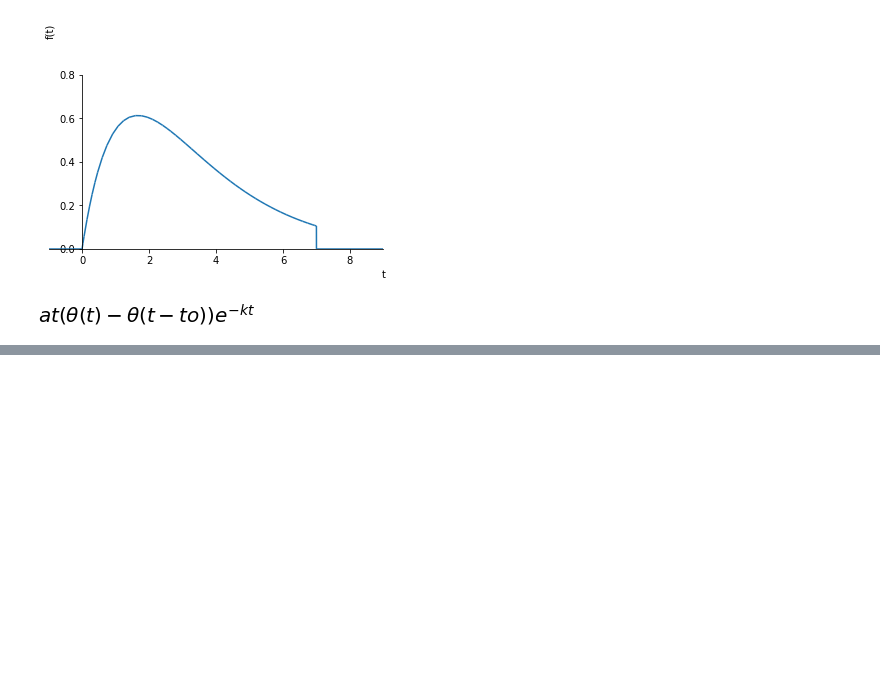
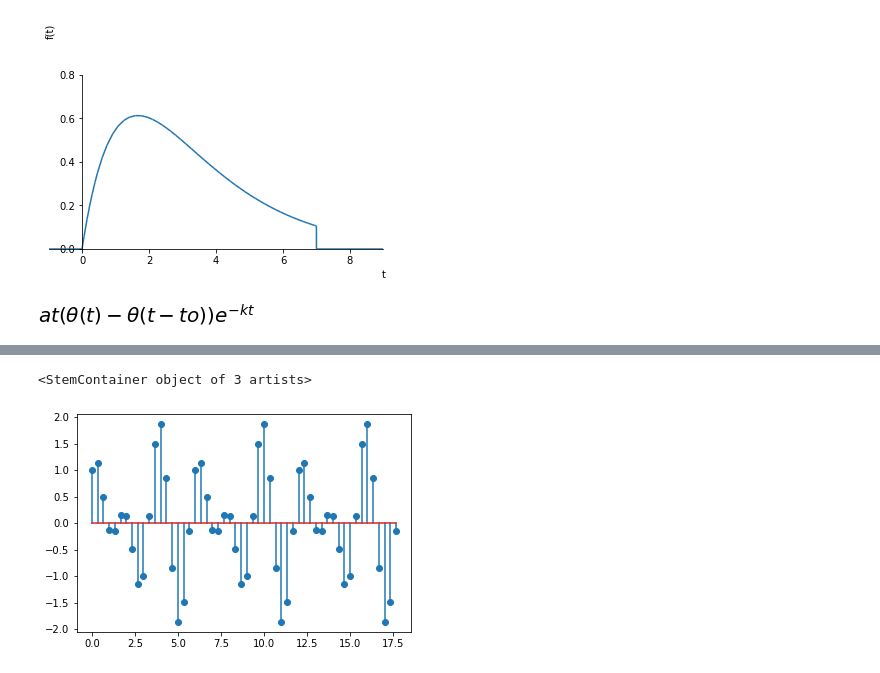
Before and after one commit to aguaranguay/se-ales, a Jupyter notebook: Taller1.ipynb, the cells around one changed output, grey strips where cells are left out. Drawn from its saved outputs; the diff is of its cells as text; code cells hidden in the pictures; blank space fills up the shorter version.

```diff
--- a/Taller1.ipynb
+++ b/Taller1.ipynb
@@ -456,0 +541,12 @@ The set_smart_bounds function was deprecated in Matplotlib 3.2 and will be remov
+# %%
+import numpy as np
+import matplotlib.pyplot as plt
+T = 6
+F = 1/T
+Fs= 2*F
+n = np.arange(0,3*T,Fs)
+f = np.cos(n*np.pi)+np.sin(2*n*np.pi/3)
+plt.stem(n,f)
+# %% [output]
+<StemContainer object of 3 artists>
+[figure, added]
```
Also changed, not shown: parts of 24 cells of this notebook.
